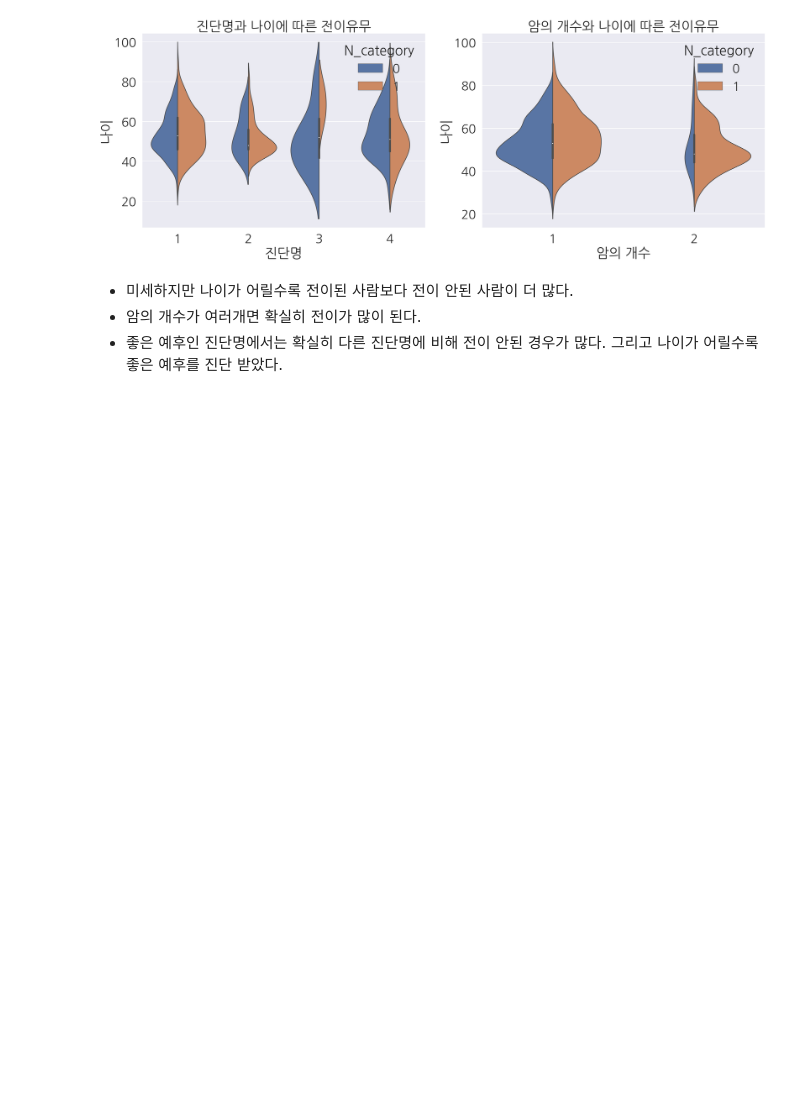
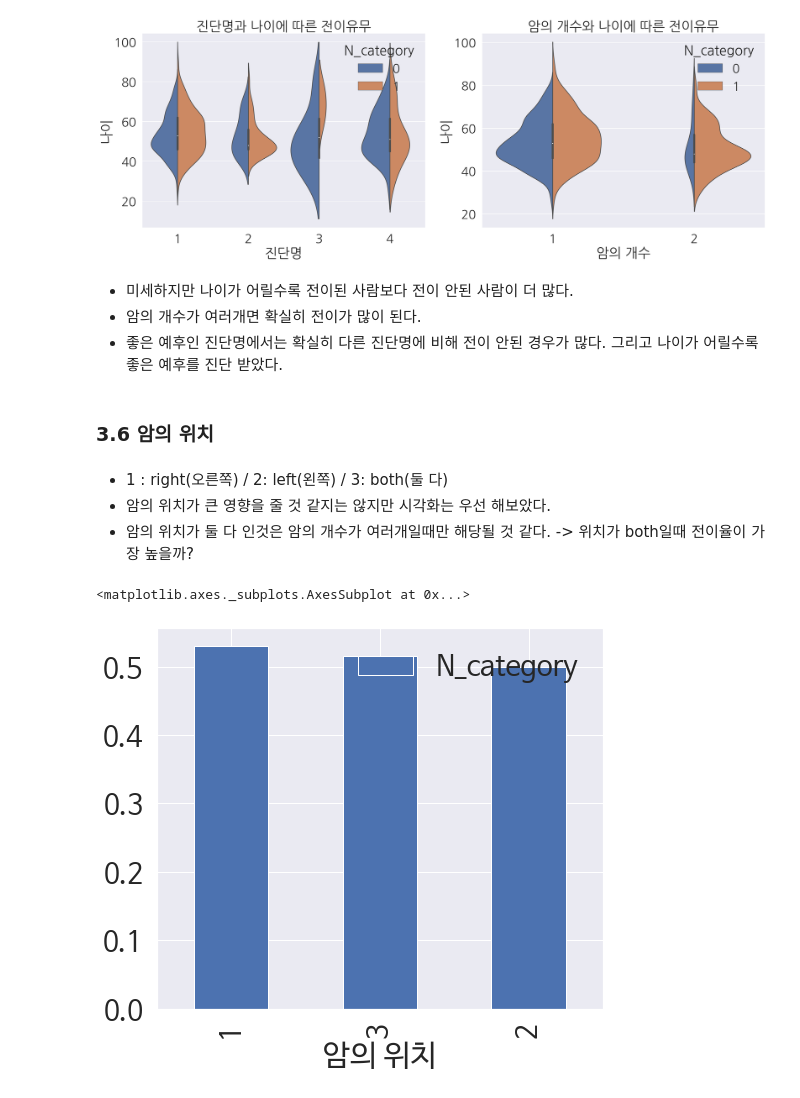
Before and after one commit to JaeHong-Park987/Pulse_lymph, a Jupyter notebook: 유방암의 임파선 전이 예측.ipynb, the cells around one changed output. Drawn from its saved outputs; the diff is of its cells as text; code cells hidden in the pictures; blank space fills up the shorter version.

```diff
--- a/유방암의 임파선 전이 예측.ipynb
+++ b/유방암의 임파선 전이 예측.ipynb
@@ -6,20 +31,21 @@ drive.mount('/content/drive')
 # %% [output]
 Drive already mounted at /content/drive; to attempt to forcibly remount, call drive.mount("/content/drive", force_remount=True).
 # %%
+# !pip install koreanize-matplotlib
 import pandas as pd
 import numpy as np
 import seaborn as sns
 import matplotlib.pyplot as plt
 import missingno as msno
 import warnings
+# import koreanize_matplotlib
 warnings.filterwarnings('ignore')
+%matplotlib inline
 
-
-%matplotlib inline
 
 plt.style.use('seaborn')
 sns.set(font_scale=2.5)
-plt.rc("font", family="NanumGothic")
+plt.rc("font", family="NanumBarunGothic")
 plt.rc("axes", unicode_minus=False)
 # %% [markdown]
 ## 2. 데이터셋 확인
@@ -306,3 +332,15 @@ plt.show()
 * 미세하지만 나이가 어릴수록 전이된 사람보다 전이 안된 사람이 더 많다.
 * 암의 개수가 여러개면 확실히 전이가 많이 된다.
 * 좋은 예후인 진단명에서는 확실히 다른 진단명에 비해 전이 안된 경우가 많다. 그리고 나이가 어릴수록 좋은 예후를 진단 받았다.
+# %% [markdown]
+### 3.6 암의 위치
+# %% [markdown]
+* 1 : right(오른쪽) / 2: left(왼쪽) / 3: both(둘 다)
+* 암의 위치가 큰 영향을 줄 것 같지는 않지만 시각화는 우선 해보았다.
+* 암의 위치가 둘 다 인것은 암의 개수가 여러개일때만 해당될 것 같다. -> 위치가 both일때 전이율이 가장 높을까?
+# %%
+f, ax = plt.subplots(1, 1, figsize = (8, 7))
+df_train [['암의 위치', 'N_category']].groupby(['암의 위치'], as_index = True).mean().sort_values(by='N_category', ascending=False).plot.bar(ax=ax)
+# %% [output]
+<matplotlib.axes._subplots.AxesSubplot at 0x...>
+[figure, added]
```
Also changed, not shown: parts of 4 cells of this notebook.
